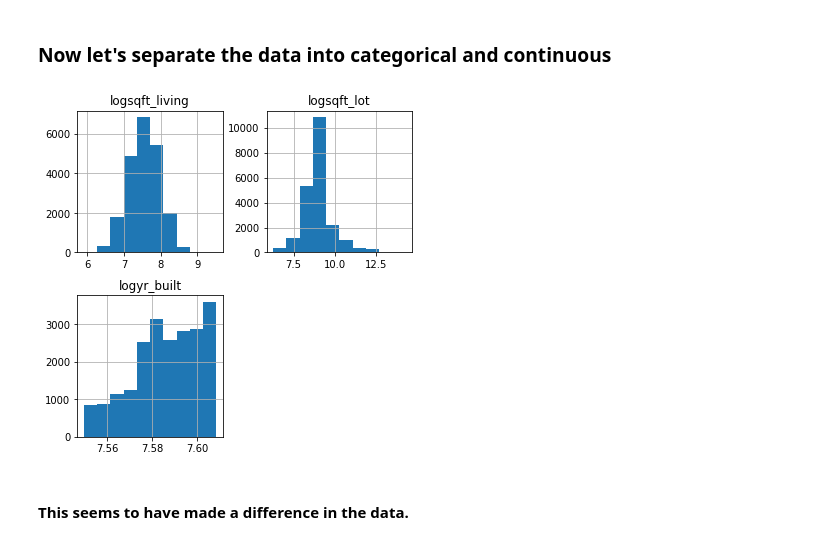
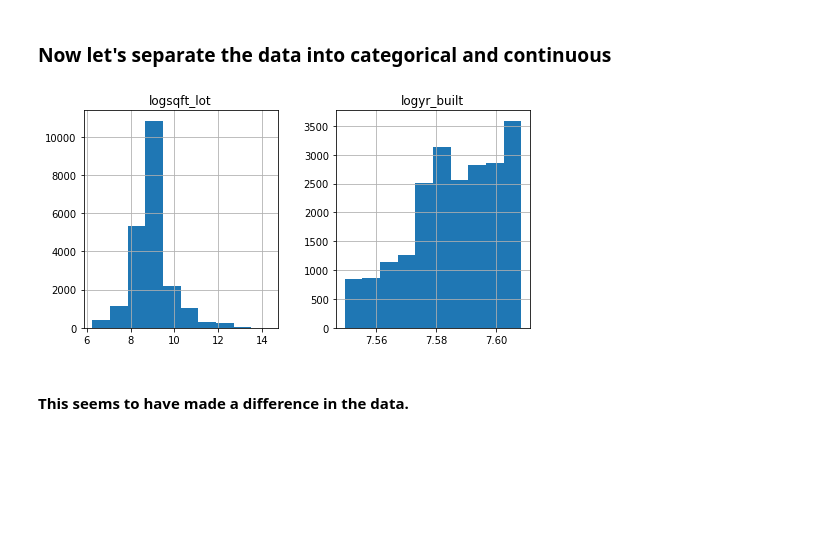
Before and after one commit to Cheffrey2000/Real-Estate-Price_Prediction, a Jupyter notebook: Jeffrey Hinkle KC Housing Data Analysis.ipynb, the cells around one changed output. Drawn from its saved outputs; the diff is of its cells as text; code cells hidden in the pictures; blank space fills up the shorter version.

```diff
--- a/Jeffrey Hinkle KC Housing Data Analysis.ipynb
+++ b/Jeffrey Hinkle KC Housing Data Analysis.ipynb
@@ -333,2 +350,2 @@ __*grade*__ also seems to have high correlation with other variables, so we will
 # %%
-df_working.drop(['sqft_living15'], axis=1, inplace=True)
+df_working.drop(['sqft_living', 'sqft_living15', 'grade', 'bathrooms'], axis=1, inplace=True);
@@ -411,11 +417,11 @@ dff.hist(ax = ax);
 # %%
 # Much of the coninuous data seems to be very skewed.
 # We will perform a log transformation in an effort to normalize the data
 data_log = pd.DataFrame([])
 data_log["logsqft_lot"] = np.log(df_working["sqft_lot"])
-data_log["logsqft_living"] = np.log(df_working["sqft_living"])
+#data_log["logsqft_living"] = np.log(df_working["sqft_living"])
 data_log["logyr_built"] = np.log(df_working["yr_built"])
 # data_log["loggrade"] = np.log(df_working["grade"])
-data_log.hist(figsize  = [6, 6]);
+data_log.hist(figsize  = [8, 4]);
 # %% [output]
-[figure, old version]
+[figure, new version]
```
Also changed, not shown: parts of 49 cells of this notebook, 1 other file.
